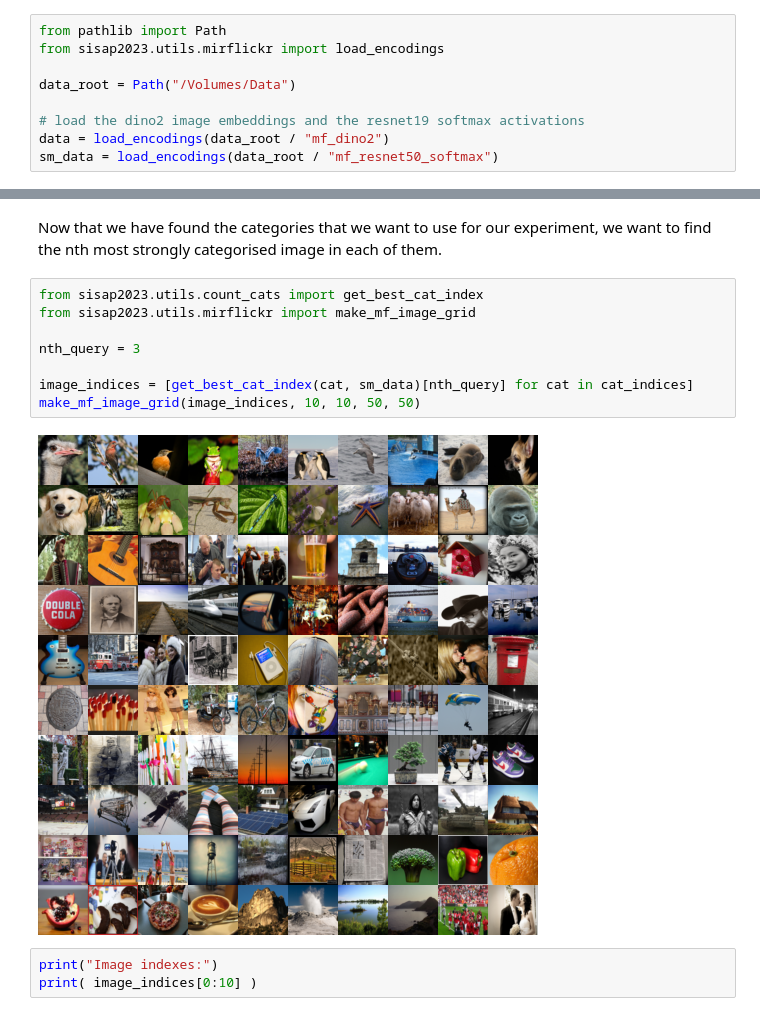
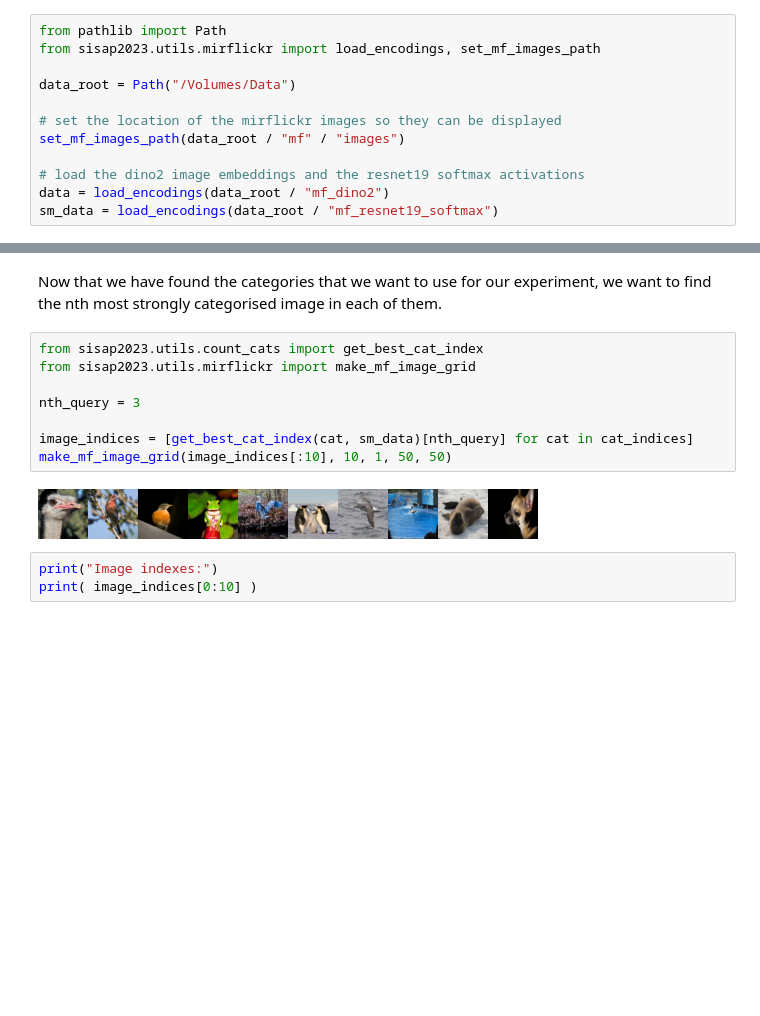
Before and after one commit to MetricSearch/simcoder-pytorch, a Jupyter notebook: notebooks/best_queries.ipynb, the cells around one changed output, grey strips where cells are left out. Saved outputs shown, nothing was run; the diff lists cells and outputs as text; blank space fills up the shorter version.

```diff
--- a/notebooks/best_queries.ipynb
+++ b/notebooks/best_queries.ipynb
@@ -5,12 +5,15 @@ This notebook determines which image in the Mirflickr data is the most highly cl
 It also shows how the categories for the experiment were selected. This is done by finding all the categories will between 100 and 184 images. It turns out there are exactly 100 of these.
 # %%
 from pathlib import Path
-from sisap2023.utils.mirflickr import load_encodings
+from sisap2023.utils.mirflickr import load_encodings, set_mf_images_path
 
 data_root = Path("/Volumes/Data")
 
+# set the location of the mirflickr images so they can be displayed
+set_mf_images_path(data_root / "mf" / "images")
+
 # load the dino2 image embeddings and the resnet19 softmax activations
 data = load_encodings(data_root / "mf_dino2")
-sm_data = load_encodings(data_root / "mf_resnet50_softmax")
+sm_data = load_encodings(data_root / "mf_resnet19_softmax")
 # %%
 # read in the imagenet category names
@@ -51,13 +55,13 @@ Now that we have found the categories that we want to use for our experiment, we
 # %%
 from sisap2023.utils.count_cats import get_best_cat_index
 from sisap2023.utils.mirflickr import make_mf_image_grid
 
 nth_query = 3
 
 image_indices = [get_best_cat_index(cat, sm_data)[nth_query] for cat in cat_indices]
-make_mf_image_grid(image_indices, 10, 10, 50, 50)
+make_mf_image_grid(image_indices[:10], 10, 1, 50, 50)
 # %% [output]
-[figure, old version]
+[figure, new version]
 # %%
 print("Image indexes:")
 print( image_indices[0:10] )
```
Also changed, not shown: parts of 2 cells of this notebook, 3 other files.
